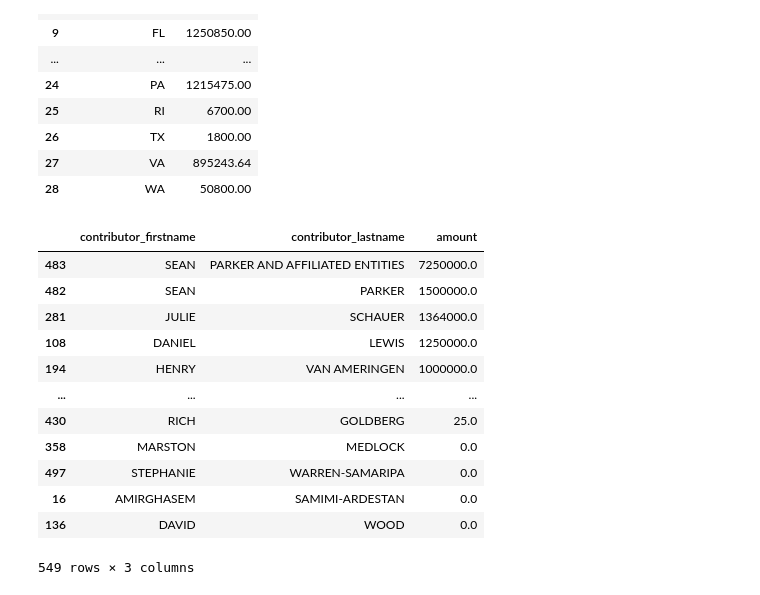
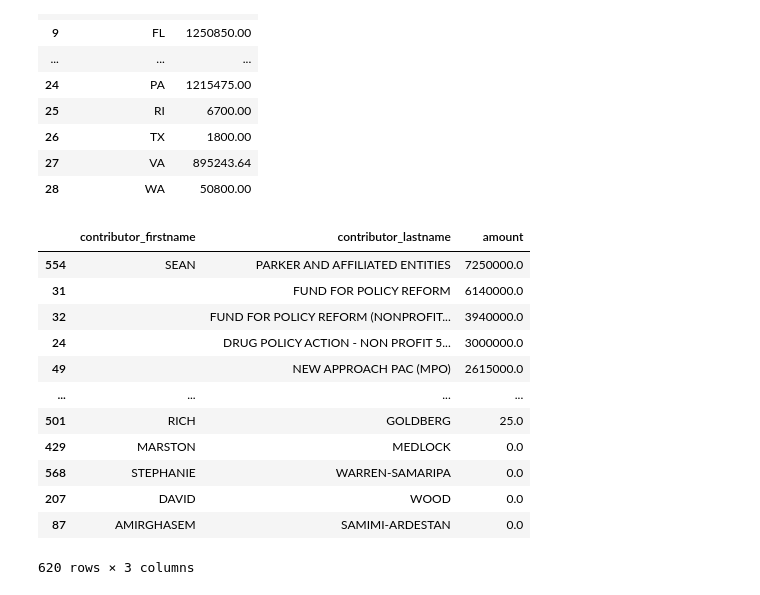
Before and after one commit to ritzdorfqu/first-python-notebook, a Jupyter notebook: first-python-notebook.ipynb, the cells around one changed output. Cells and saved outputs as stored; diff of their text form; code cells hidden in the pictures.

```diff
--- a/first-python-notebook.ipynb
+++ b/first-python-notebook.ipynb
@@ -322,18 +339,18 @@ merged.groupby("contributor_state").amount.sum().reset_index()
 | 27 | VA | 895243.64 |
 | 28 | WA | 50800.00 |
 # %%
-merged.groupby(["contributor_firstname", "contributor_lastname"]).amount.sum().reset_index().sort_values("amount", ascending = False)
+merged.fillna("").groupby(["contributor_firstname", "contributor_lastname"]).amount.sum().reset_index().sort_values("amount", ascending = False)
 # %% [output]
 |  | contributor_firstname | contributor_lastname | amount |
-| 483 | SEAN | PARKER AND AFFILIATED ENTITIES | 7250000.0 |
-| 482 | SEAN | PARKER | 1500000.0 |
-| 281 | JULIE | SCHAUER | 1364000.0 |
-| 108 | DANIEL | LEWIS | 1250000.0 |
-| 194 | HENRY | VAN AMERINGEN | 1000000.0 |
+| 554 | SEAN | PARKER AND AFFILIATED ENTITIES | 7250000.0 |
+| 31 |  | FUND FOR POLICY REFORM | 6140000.0 |
+| 32 |  | FUND FOR POLICY REFORM (NONPROFIT... | 3940000.0 |
+| 24 |  | DRUG POLICY ACTION - NON PROFIT 5... | 3000000.0 |
+| 49 |  | NEW APPROACH PAC (MPO) | 2615000.0 |
 | ... | ... | ... | ... |
-| 430 | RICH | GOLDBERG | 25.0 |
-| 358 | MARSTON | MEDLOCK | 0.0 |
-| 497 | STEPHANIE | WARREN-SAMARIPA | 0.0 |
-| 16 | AMIRGHASEM | SAMIMI-ARDESTAN | 0.0 |
-| 136 | DAVID | WOOD | 0.0 |
+| 501 | RICH | GOLDBERG | 25.0 |
+| 429 | MARSTON | MEDLOCK | 0.0 |
+| 568 | STEPHANIE | WARREN-SAMARIPA | 0.0 |
+| 207 | DAVID | WOOD | 0.0 |
+| 87 | AMIRGHASEM | SAMIMI-ARDESTAN | 0.0 |
-549 rows × 3 columns
+620 rows × 3 columns
```
Also changed, not shown: parts of 9 cells of this notebook, 1 other file.
